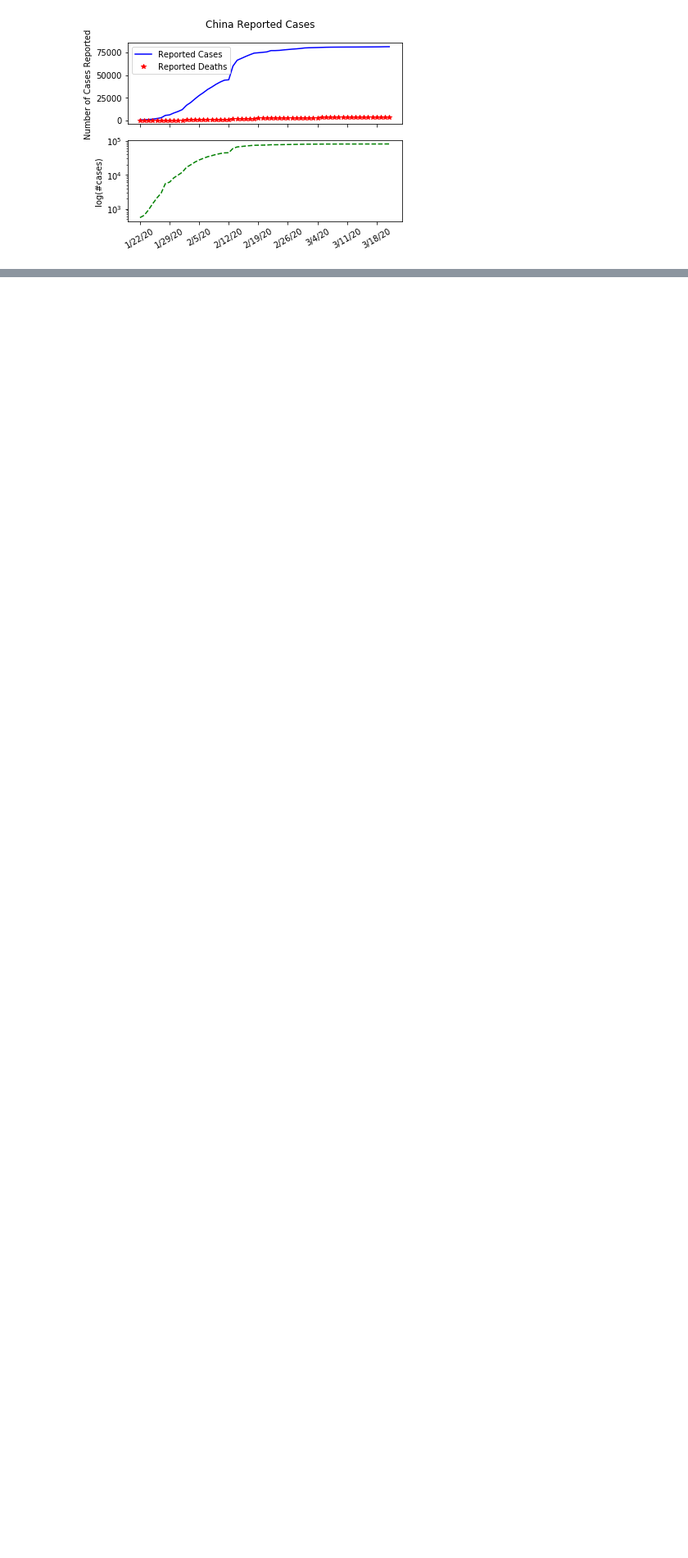
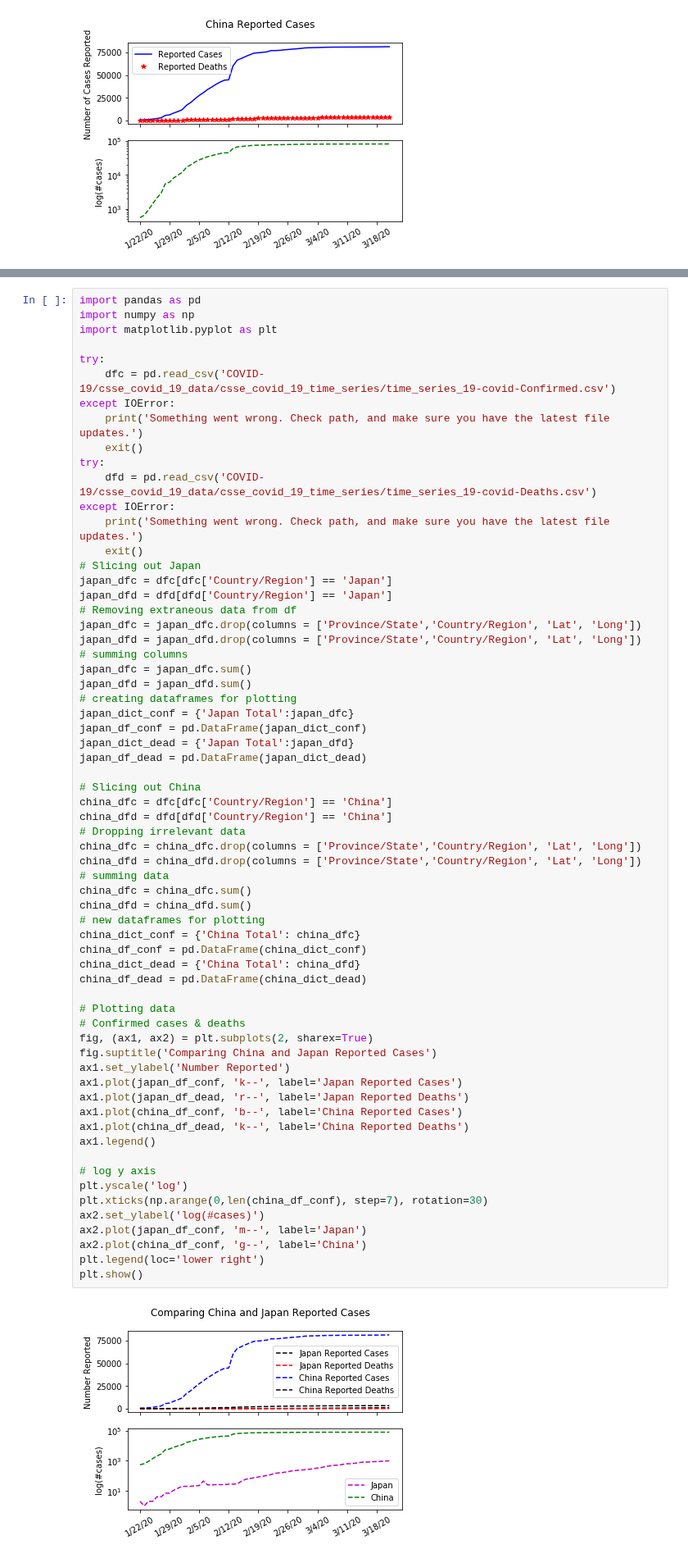
Before and after one commit to DrewRichard7/COVID19, a Jupyter notebook: japan_vs_china.ipynb, the cells around one changed output, grey strips where cells are left out. Shown at 82% size. Cells and saved outputs as stored; diff of their text form; blank space fills up the shorter version.

Commit message:
put china and japan together

```diff
--- a/japan_vs_china.ipynb
+++ b/japan_vs_china.ipynb
@@ -106,0 +109,66 @@ plt.show()
+# %%
+import pandas as pd
+import numpy as np
+import matplotlib.pyplot as plt
+
+try:
+    dfc = pd.read_csv('COVID-19/csse_covid_19_data/csse_covid_19_time_series/time_series_19-covid-Confirmed.csv')
+except IOError:
+    print('Something went wrong. Check path, and make sure you have the latest file updates.')
+    exit()
+try:
+    dfd = pd.read_csv('COVID-19/csse_covid_19_data/csse_covid_19_time_series/time_series_19-covid-Deaths.csv')
+except IOError:
+    print('Something went wrong. Check path, and make sure you have the latest file updates.')
+    exit()
+# Slicing out Japan
+japan_dfc = dfc[dfc['Country/Region'] == 'Japan']
+japan_dfd = dfd[dfd['Country/Region'] == 'Japan']
+# Removing extraneous data from df
+japan_dfc = japan_dfc.drop(columns = ['Province/State','Country/Region', 'Lat', 'Long'])
+japan_dfd = japan_dfd.drop(columns = ['Province/State','Country/Region', 'Lat', 'Long'])
+# summing columns
+japan_dfc = japan_dfc.sum()
+japan_dfd = japan_dfd.sum()
+# creating dataframes for plotting
+japan_dict_conf = {'Japan Total':japan_dfc}
+japan_df_conf = pd.DataFrame(japan_dict_conf)
+japan_dict_dead = {'Japan Total':japan_dfd}
+japan_df_dead = pd.DataFrame(japan_dict_dead)
+
+# Slicing out China
+china_dfc = dfc[dfc['Country/Region'] == 'China']
+china_dfd = dfd[dfd['Country/Region'] == 'China']
+# Dropping irrelevant data
+china_dfc = china_dfc.drop(columns = ['Province/State','Country/Region', 'Lat', 'Long'])
+china_dfd = china_dfd.drop(columns = ['Province/State','Country/Region', 'Lat', 'Long'])
+# summing data
+china_dfc = china_dfc.sum()
+china_dfd = china_dfd.sum()
+# new dataframes for plotting
+china_dict_conf = {'China Total': china_dfc}
+china_df_conf = pd.DataFrame(china_dict_conf)
+china_dict_dead = {'China Total': china_dfd}
+china_df_dead = pd.DataFrame(china_dict_dead)
+
+# Plotting data
+# Confirmed cases & deaths
+fig, (ax1, ax2) = plt.subplots(2, sharex=True)
+fig.suptitle('Comparing China and Japan Reported Cases')
+ax1.set_ylabel('Number Reported')
+ax1.plot(japan_df_conf, 'k--', label='Japan Reported Cases')
+ax1.plot(japan_df_dead, 'r--', label='Japan Reported Deaths')
+ax1.plot(china_df_conf, 'b--', label='China Reported Cases')
+ax1.plot(china_df_dead, 'k--', label='China Reported Deaths')
+ax1.legend()
+
+# log y axis
+plt.yscale('log')
+plt.xticks(np.arange(0,len(china_df_conf), step=7), rotation=30)
+ax2.set_ylabel('log(#cases)')
+ax2.plot(japan_df_conf, 'm--', label='Japan')
+ax2.plot(china_df_conf, 'g--', label='China')
+plt.legend(loc='lower right')
+plt.show()
+# %% [output]
+[figure, added]
```
Also changed, not shown: parts of 1 cell of this notebook.
